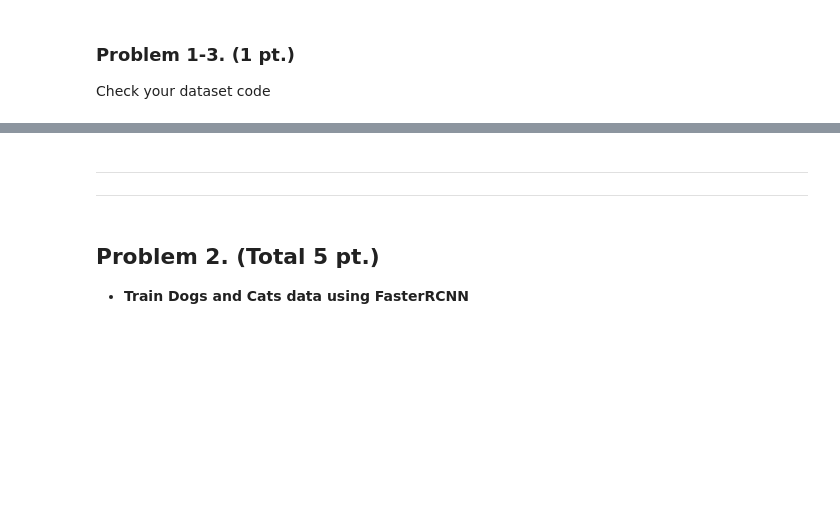
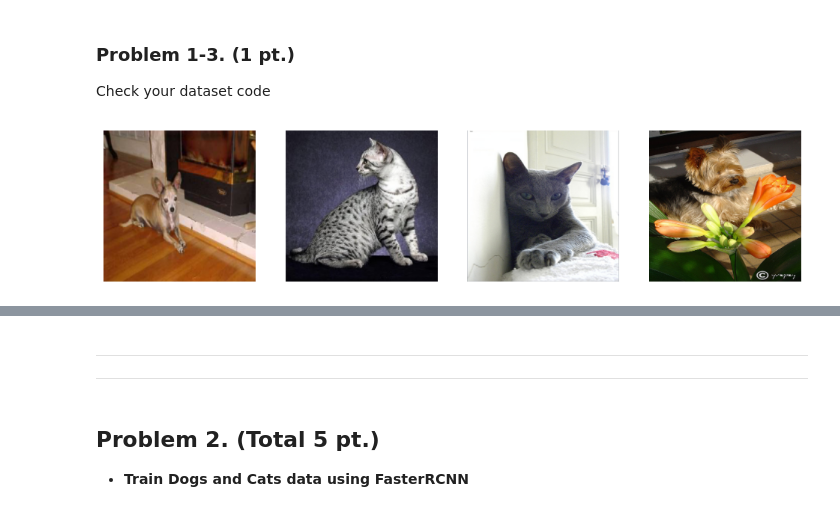
Before and after one commit to Yohan-ParkGist/S24_DL, a Jupyter notebook: HW03_20195067.ipynb, the cells around one changed output, grey strips where cells are left out. Cells and saved outputs as stored; diff of their text form; code cells hidden in the pictures; blank space fills up the shorter version.

```diff
--- a/HW03_20195067.ipynb
+++ b/HW03_20195067.ipynb
@@ -113,7 +151,7 @@ class CatDogDataset(torch.utils.data.Dataset):
 ### Problem 1-2. (2 pt.)
 Split into train dataset and test dataset.
 # %%
-batch_size =32
+batch_size = 8
 # %%
 import sys
 ### Change to your own path
@@ -126,11 +162,8 @@ def collate_fn(batch):
 # used for padding variable-length batches.
 # "*" = splat operator : unpacking a list into arguments
 # %%
-def get_transform():
-  transforms = T.Compose([
-    transforms.Resize((128, 128)),
-    T.ToTensor(),
-    transforms.Normalize((0.5, 0.5, 0.5), (0.5, 0.5, 0.5))
-  ])
-
-  return transforms
+def get_transform(train):
+    transforms = []
+    transforms.append(T.ToTensor())
+    transforms.append(T.Normalize((0.5, 0.5, 0.5), (0.5, 0.5, 0.5)))
+    return T.Compose(transforms)
@@ -140,8 +170,15 @@ data_loader_test =
+# %%
+annotations = read_ann('./data/annotations')
+dataset = CatDogDataset('./data', annotations, transforms=get_transform(train=True))
+data_loader = DataLoader(dataset, batch_size=batch_size, shuffle=True, collate_fn=lambda x: tuple(zip(*x)))
+
+dataset_test = CatDogDataset('./data', annotations, transforms=get_transform(train=False))
+data_loader_test = DataLoader(dataset_test, batch_size=batch_size, shuffle=False, collate_fn=lambda x: tuple(zip(*x)))
 # %%
 # Check dataset loader's return
 for i, (img, target) in enumerate(data_loader):
-  for j in range(batch_size):
-    print('SIze of image : (C, H, W) ',img[j].shape)
+  for j in range(len(img)):
+    print('Size of image : (C, H, W) ',img[j].shape)
     print('Number of the objects :', len(target[j]['boxes']))
   if i> 3:
     break
@@ -280,0 +206,19 @@ Check your dataset code
+# %%
+# visualize train image
+def visualize_train_image(loader, batch_size, num_batches=1, num_images_per_batch=2):
+    for i, (imgs, targets) in enumerate(loader):
+        fig, axs = plt.subplots(1, num_images_per_batch, figsize=(num_images_per_batch*3, 3))
+        for j in range(num_images_per_batch):
+            img = imgs[j].permute(1, 2, 0).numpy()
+            img = (img * 0.5 + 0.5) * 255
+            img = img.astype(np.uint8)
+            axs[j].imshow(img)
+            axs[j].axis('off')
+        plt.show()
+        if i >= num_batches - 1:
+            break
+
+# Visualize some data
+visualize_train_image(data_loader, batch_size=4, num_batches=1, num_images_per_batch=4)
+# %% [output]
+[figure, added]
```
Also changed, not shown: parts of 36 cells of this notebook, 8 other files.
